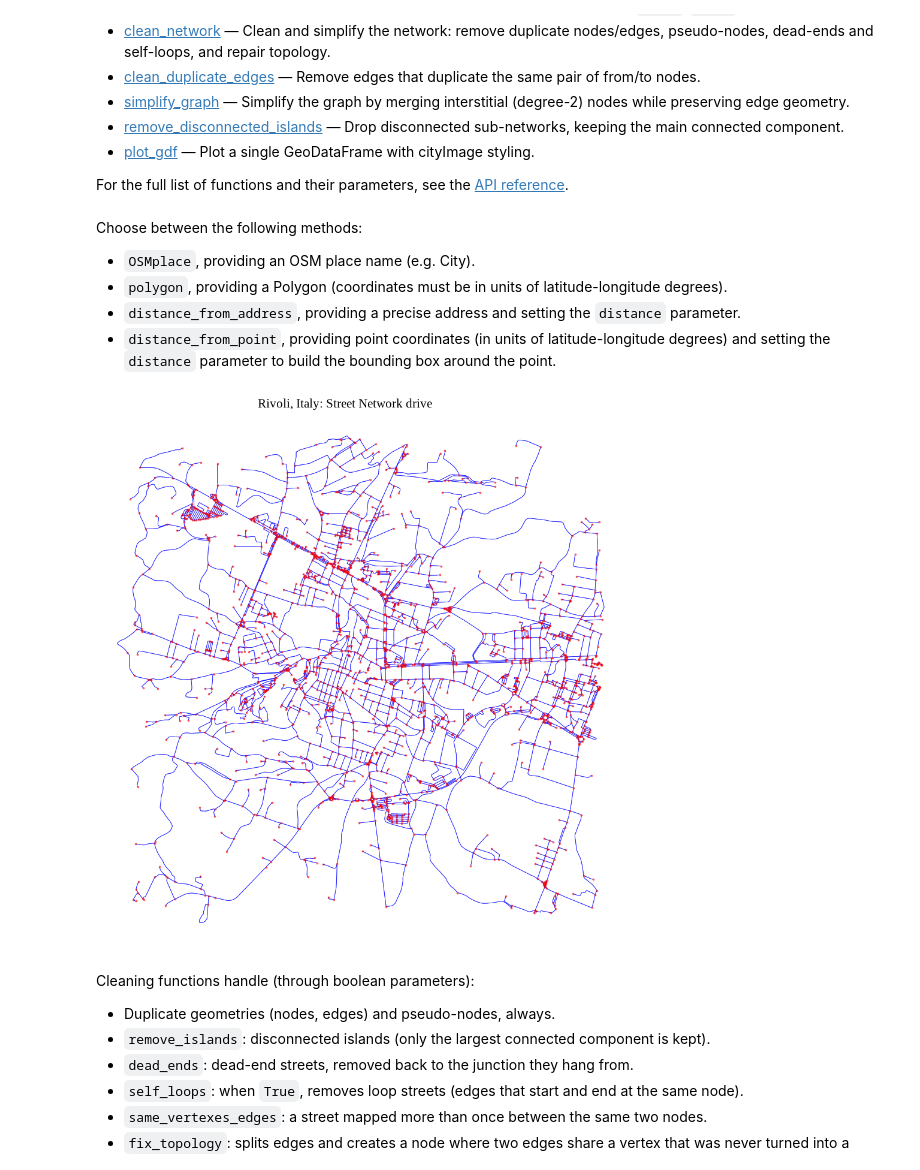
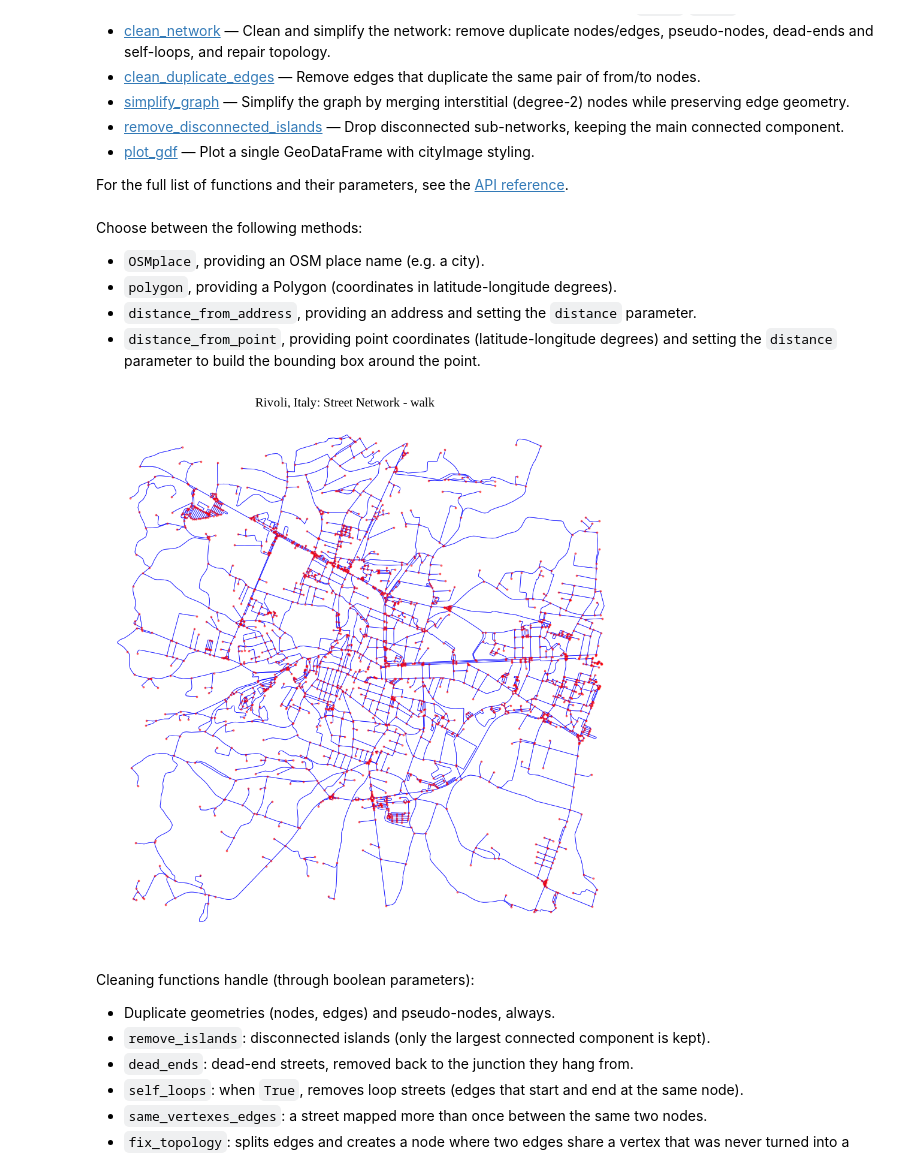
Before and after one commit to g-filomena/cityImage, a Jupyter notebook: docs/notebooks/NetworkCleaning.ipynb, the cells around one changed output. Saved outputs shown, nothing was run; the diff lists cells and outputs as text; code cells hidden in the pictures.

```diff
--- a/docs/notebooks/NetworkCleaning.ipynb
+++ b/docs/notebooks/NetworkCleaning.ipynb
@@ -33,19 +33,19 @@ place = 'Rivoli, Italy'
 # %% [markdown]
 Choose between the following methods:
 
-* `OSMplace`, providing an OSM place name (e.g. City).
-* `polygon`, providing a Polygon (coordinates must be in units of latitude-longitude degrees).
-* `distance_from_address`, providing a precise address and setting the `distance` parameter.
-* `distance_from_point`, providing point coordinates (in units of latitude-longitude degrees) and setting the `distance` parameter to build the bounding box around the point.
+* `OSMplace`, providing an OSM place name (e.g. a city).
+* `polygon`, providing a Polygon (coordinates in latitude-longitude degrees).
+* `distance_from_address`, providing an address and setting the `distance` parameter.
+* `distance_from_point`, providing point coordinates (latitude-longitude degrees) and setting the `distance` parameter to build the bounding box around the point.
 # %%
 download_method = 'distance_from_address'
 nodes_graph, edges_graph = ci.network_from_osm(place, download_method=download_method, network_type="walk", crs=crs, distance=2000)
 # %%
-fig = ci.plot_gdf(nodes_graph, black_background = False, figsize = (10,10), title = place+': Street Network drive',
+fig = ci.plot_gdf(nodes_graph, black_background = False, figsize = (10,10), title = place+': Street Network - walk',
                   geometry_size = 3, color = 'red', alpha = 0.5, base_map_gdf = edges_graph, base_map_color = 'blue',
                   base_map_alpha = 0.7, base_map_geometry_size = 0.6)
 # %% [output]
-[figure, old version]
+[figure, new version]
 # %% [markdown]
 Cleaning functions handle (through boolean parameters):
 * Duplicate geometries (nodes, edges) and pseudo-nodes, always.
```
Also changed, not shown: parts of 8 cells of this notebook, 10 other files.
